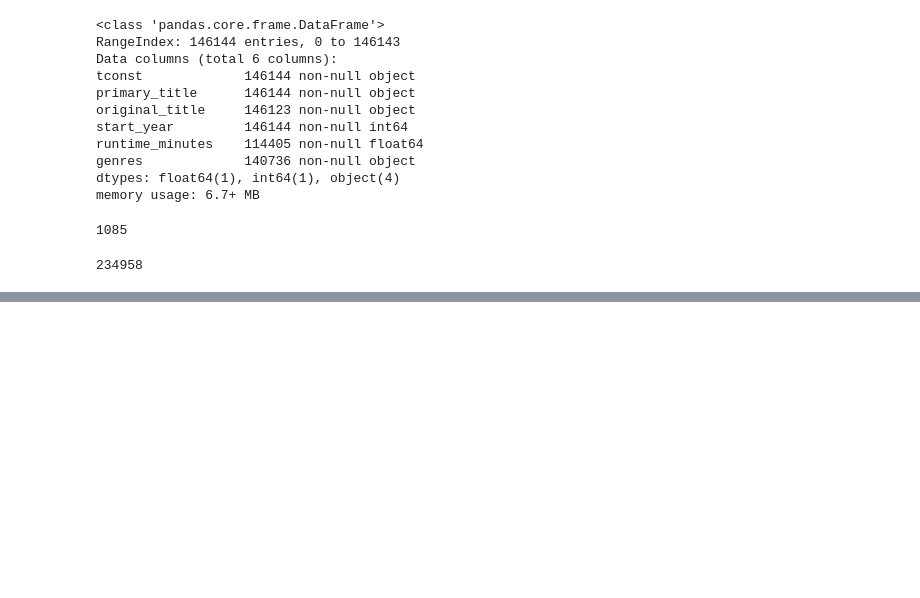
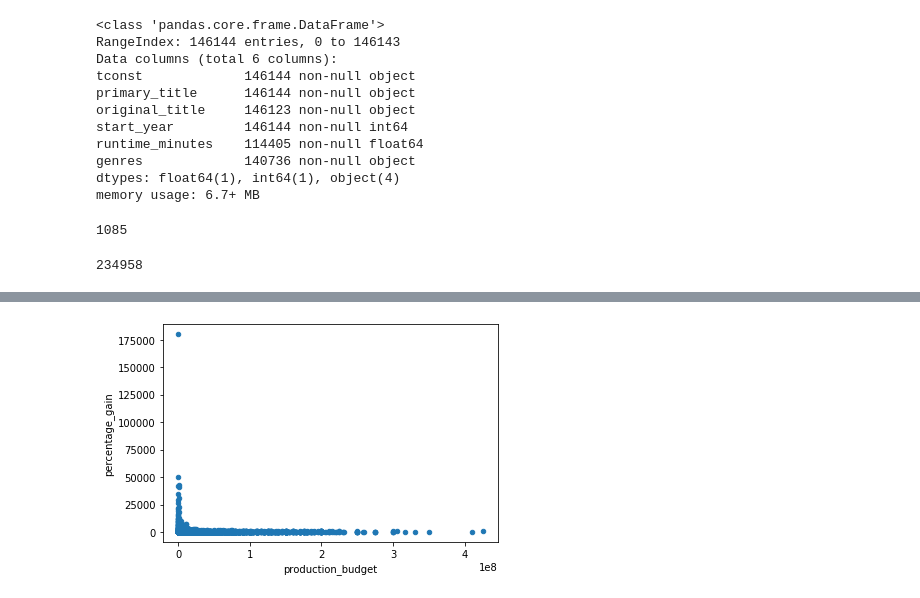
Before and after one commit to StephenTurk/mod1_project, a Jupyter notebook: student.ipynb, the cells around one changed output, grey strips where cells are left out. Cells and saved outputs as stored; diff of their text form; code cells hidden in the pictures; blank space fills up the shorter version.

```diff
--- a/student.ipynb
+++ b/student.ipynb
@@ -129,0 +413,2 @@ sorted_genres
+# %%
+sorted_by_pergain = tn_movie_budgets.sort_values(by='percentage_gain', ascending=False)
@@ -129,0 +430,7 @@ sorted_genres
+# %%
+sorted_by_pergain['worldwide_gross'] == 0
+
+no_ww_gross = sorted_by_pergain[sorted_by_pergain['worldwide_gross'] == 0].index
+
+    # Delete these row indexes from dataFrame
+sorted_by_pergain.drop(no_ww_gross , inplace=True)
@@ -129,0 +446,4 @@ sorted_genres
+# %%
+sorted_by_pergain.plot('production_budget', 'percentage_gain', kind='scatter');
+# %% [output]
+[figure, added]
```
Also changed, not shown: parts of 67 cells of this notebook.
